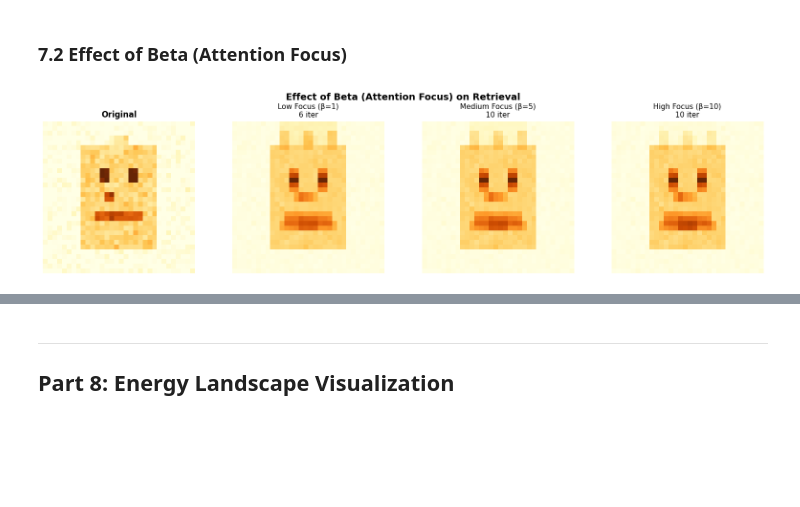
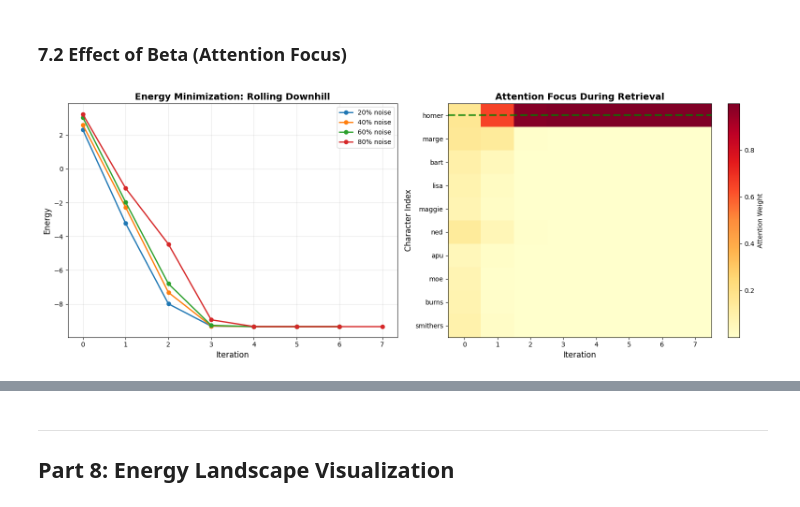
Before and after one commit to dirgnic/Hopfield_Networks, a Jupyter notebook: hopfield_project/notebooks/hopfield_modern_theory.ipynb, the cells around one changed output, grey strips where cells are left out. Cells and saved outputs as stored; diff of their text form; code cells hidden in the pictures; blank space fills up the shorter version.

```diff
--- a/hopfield_project/notebooks/hopfield_modern_theory.ipynb
+++ b/hopfield_project/notebooks/hopfield_modern_theory.ipynb
@@ -504,6 +637,13 @@ def add_occlusion(img, occlusion_fraction=0.3):
     occluded[mask] = 0
     return occluded
 
+def prepare_query(img):
+    """Prepare image query with same normalization as stored patterns."""
+    vec = img.flatten()
+    vec = vec - vec.mean()  # Zero-center (same as stored patterns)
+    vec = vec / (np.linalg.norm(vec) + 1e-8)
+    return vec
+
 # Test character: Homer (index 0)
 test_idx = 0
 test_char_name = character_names[test_idx]
@@ -515,15 +655,12 @@ noisy_img = add_noise_to_image(test_img, noise_level=0.4)
 occluded_img = add_occlusion(test_img, occlusion_fraction=0.3)
 very_noisy_img = add_noise_to_image(test_img, noise_level=0.7)
 
-# Flatten and normalize queries
+# Flatten and normalize queries (matching stored pattern normalization)
 queries = {
-    'Moderate Noise': noisy_img.flatten(),
-    'Partial Occlusion': occluded_img.flatten(),
-    'Heavy Noise': very_noisy_img.flatten(),
+    'Moderate Noise': prepare_query(noisy_img),
+    'Partial Occlusion': prepare_query(occluded_img),
+    'Heavy Noise': prepare_query(very_noisy_img),
 }
-
-for name in queries:
-    queries[name] = queries[name] / (np.linalg.norm(queries[name]) + 1e-8)
 
 print(f"Testing retrieval for: {test_char_name.capitalize()}")
 print(f"Created {len(queries)} corrupted versions")
@@ -591,37 +732,63 @@ Notice how the correct character (green bar) has highest activation!
 # %% [markdown]
 ### 7.2 Effect of Beta (Attention Focus)
 # %%
-# Compare retrieval across different beta values
-query = queries['Moderate Noise']
+network = networks['Medium Focus (β=15)']
 
-fig, axes = plt.subplots(1, 4, figsize=(16, 4))
+# Multiple queries with different corruption levels
+noise_levels = [0.2, 0.4, 0.6, 0.8]
+test_vec = character_vectors[test_idx]
 
-# Original
-axes[0].imshow(test_img, cmap='YlOrBr', interpolation='nearest')
-axes[0].set_title('Original', fontsize=12, fontweight='bold')
-axes[0].axis('off')
+fig, (ax1, ax2) = plt.subplots(1, 2, figsize=(16, 6))
 
-# Retrieved with different betas
-for idx, (name, net) in enumerate(networks.items()):
-    retrieved, info = net.retrieve(query, max_iter=10)
-    retrieved_img = retrieved.reshape(32, 32)
+# Energy trajectories
+for noise in noise_levels:
+    noisy = test_vec + np.random.randn(len(test_vec)) * noise
+    noisy = noisy - noisy.mean()  # Zero-center
+    noisy = noisy / (np.linalg.norm(noisy) + 1e-8)
 
-    axes[idx+1].imshow(retrieved_img, cmap='YlOrBr', interpolation='nearest')
-    axes[idx+1].set_title(f'{name}\n{info["iterations"]} iter', fontsize=11)
-    axes[idx+1].axis('off')
+    retrieved, info = network.retrieve(noisy, max_iter=20, record_trajectory=True)
 
-plt.suptitle('Effect of Beta (Attention Focus) on Retrieval',
-             fontsize=14, fontweight='bold')
+    ax1.plot(info['energy_trajectory'], 'o-', linewidth=2, markersize=6,
+             label=f'{int(noise*100)}% noise')
+
+ax1.set_xlabel('Iteration', fontsize=12)
+ax1.set_ylabel('Energy', fontsize=12)
+ax1.set_title('Energy Minimization: Rolling Downhill', fontsize=14, fontweight='bold')
+ax1.legend(fontsize=10)
+ax1.grid(True, alpha=0.3)
+
+# Attention weights evolution
+noisy = test_vec + np.random.randn(len(test_vec)) * 0.5
+noisy = noisy - noisy.mean()
+noisy = noisy / (np.linalg.norm(noisy) + 1e-8)
+retrieved, info = network.retrieve(noisy, max_iter=10, record_trajectory=True)
+
+# Compute attention at each step
+attention_evolution = []
+for state in info['state_trajectory']:
+    att = network.pattern_similarity(state)
+    attention_evolution.append(att)
+
+attention_evolution = np.array(attention_evolution)
+
+# Plot as heatmap
+im = ax2.imshow(attention_evolution.T, aspect='auto', cmap='YlOrRd', interpolation='nearest')
+ax2.set_xlabel('Iteration', fontsize=12)
+ax2.set_ylabel('Character Index', fontsize=12)
+ax2.set_yticks(range(len(character_names)))
+ax2.set_yticklabels(character_names)
+ax2.set_title('Attention Focus During Retrieval', fontsize=14, fontweight='bold')
+plt.colorbar(im, ax=ax2, label='Attention Weight')
+
+# Highlight correct character
+ax2.axhline(test_idx, color='green', linewidth=3, linestyle='--', alpha=0.7)
+
 plt.tight_layout()
 plt.show()
 
-print("\nObservation:")
-print("Higher beta (sharper attention) leads to:")
-print("  - Cleaner retrieval")
-print("  - Faster convergence")
-print("  - More decisive memory selection")
 print("\nBrain Analogy:")
-print("High beta = focused attention (like concentrating hard to remember)")
-print("Low beta = distributed attention (considering multiple possibilities)")
+print("Left plot: Your brain reduces 'confusion' (energy) as it homes in on the memory.")
+print("Right plot: Shows which faces are considered at each step.")
+print("Notice how attention quickly focuses on the correct character (green line)!")
 # %% [output]
-[figure, old version]
+[figure, new version]
```
Also changed, not shown: parts of 11 cells of this notebook, 1 other file.
